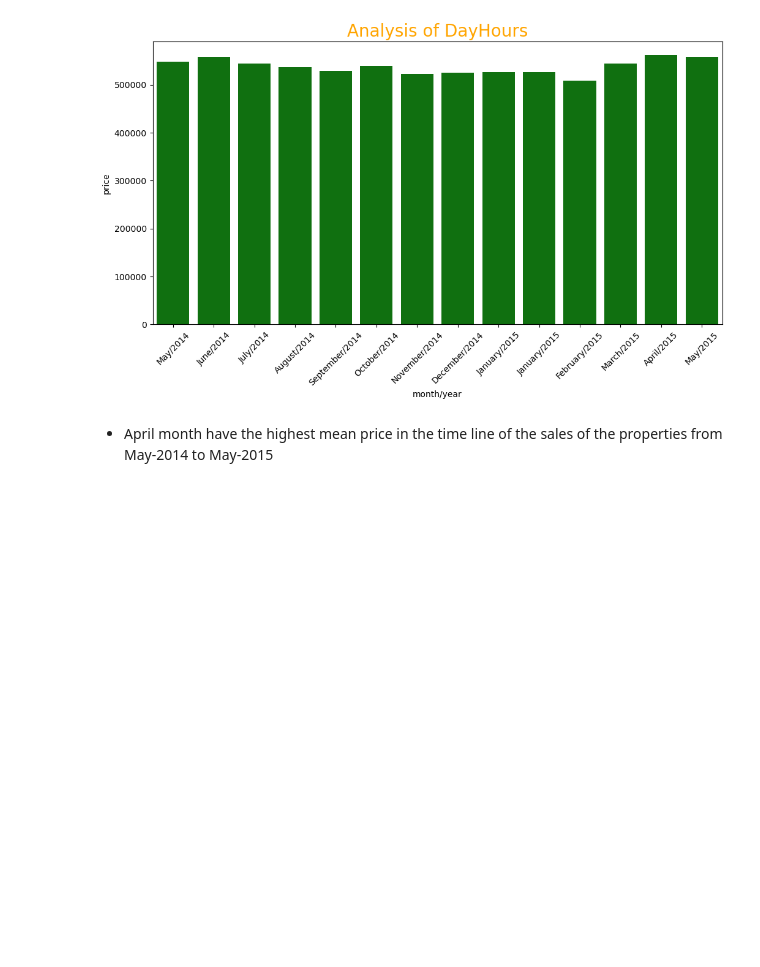
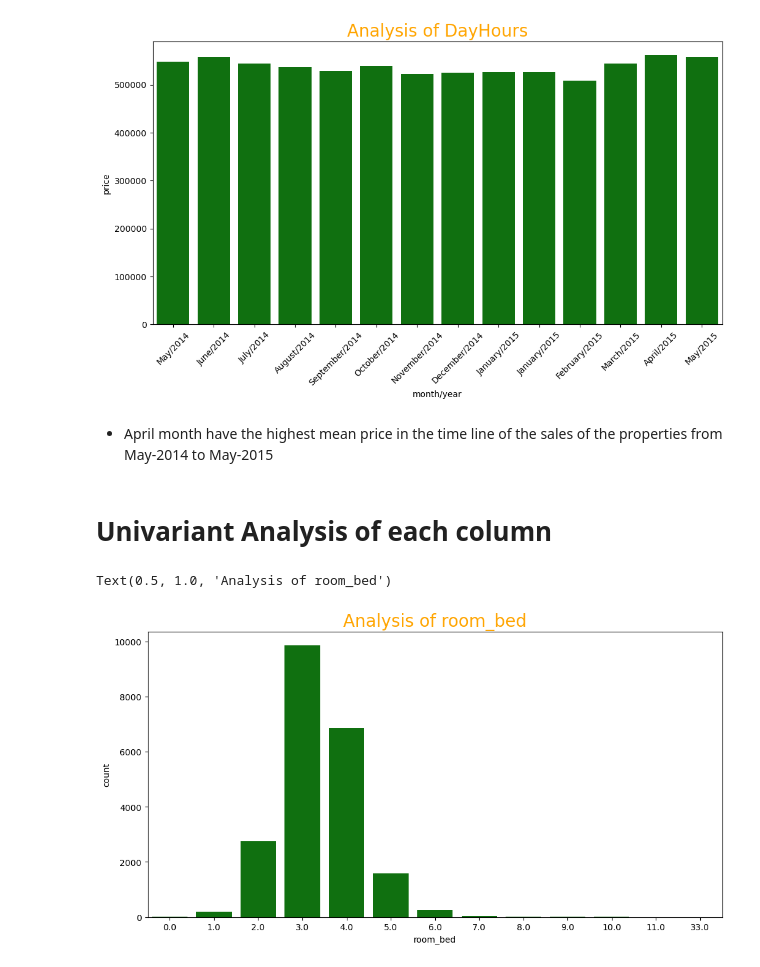
Before and after one commit to rivillasm/ineuron, a Jupyter notebook: Projects/RealEstate.ipynb, the cells around one changed output. Saved outputs shown, nothing was run; the diff lists cells and outputs as text; code cells hidden in the pictures; blank space fills up the shorter version.

```diff
--- a/Projects/RealEstate.ipynb
+++ b/Projects/RealEstate.ipynb
@@ -652,3 +652,12 @@ sns.barplot(data=df_group, x='month/year', y='price', order=list_order,color='gr
 [figure]
 # %% [markdown]
 * April month have the highest mean price in the time line of the sales of the properties from May-2014 to May-2015
+# %% [markdown]
+# Univariant Analysis of each column
+# %%
+plt.figure(figsize=(12,6))
+sns.countplot(df.room_bed,color='green')
+plt.title(f"Analysis of room_bed" , fontsize=20,   color="orange")
+# %% [output]
+Text(0.5, 1.0, 'Analysis of room_bed')
+[figure, added]
```
Also changed, not shown: parts of 6 cells of this notebook.
